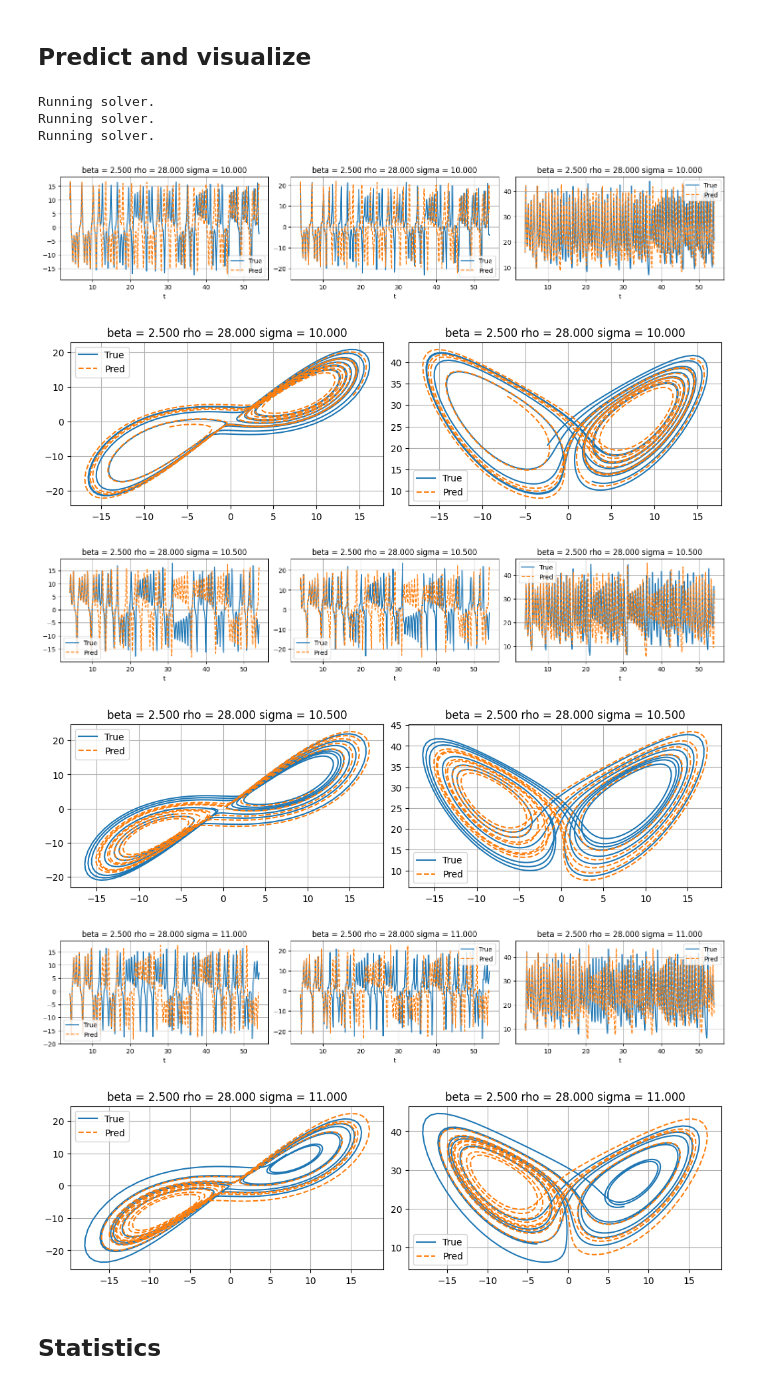
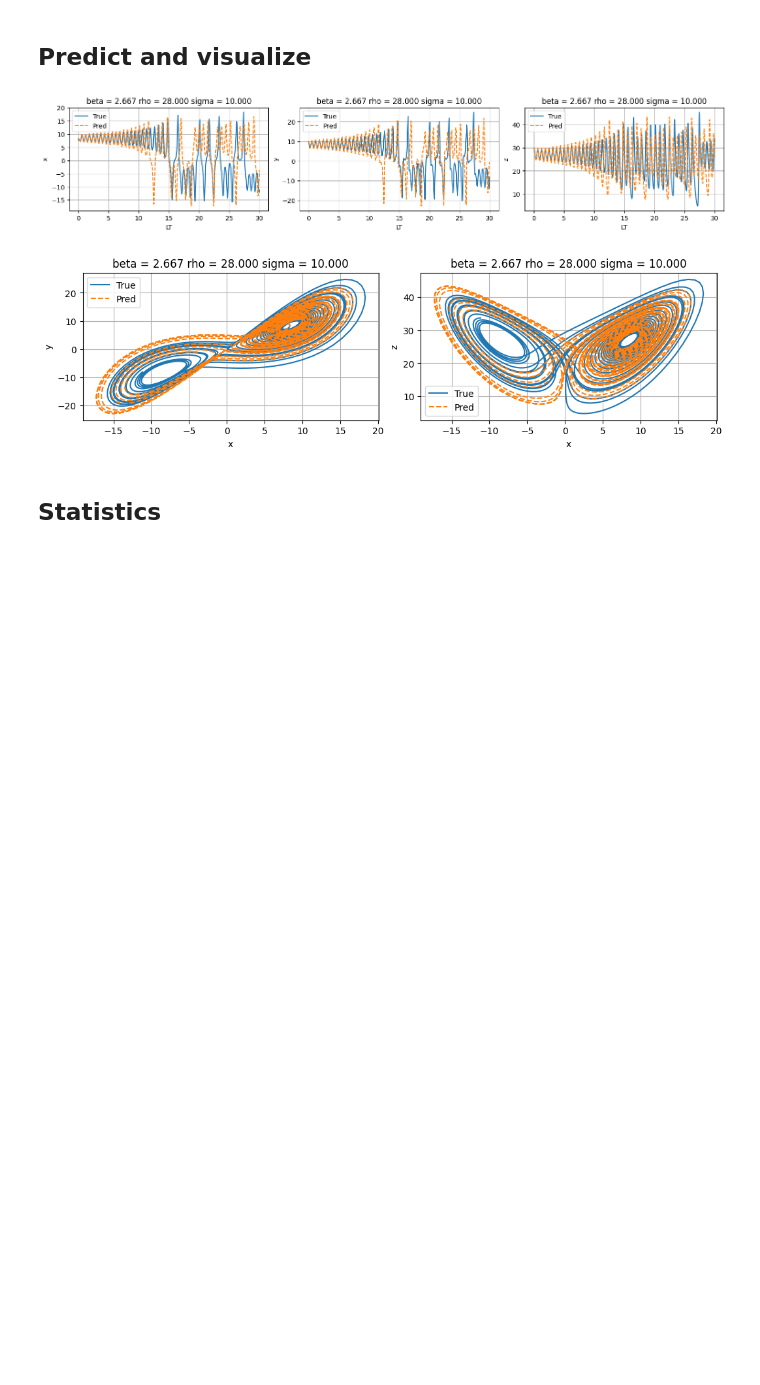
Before and after one commit to MagriLab/Adjoint-ESN, a Jupyter notebook: src/run_dyn_sys_from_results.ipynb, the cells around one changed output. Cells and saved outputs as stored; diff of their text form; code cells hidden in the pictures; blank space fills up the shorter version.

```diff
--- a/src/run_dyn_sys_from_results.ipynb
+++ b/src/run_dyn_sys_from_results.ipynb
@@ -195,8 +198,8 @@ for name in results.keys():
 
 hyp_param_scales = ['uniform']*len(hyp_param_names)
 
-ESN_dict['input_seeds'] = [0,1,2]
-ESN_dict['reservoir_seeds'] = [3,4]
+ESN_dict['input_seeds'] = [5,6,7]
+ESN_dict['reservoir_seeds'] = [8,9]
 
 my_ESN = ESN(**ESN_dict)
 set_ESN(my_ESN,hyp_param_names,hyp_param_scales,hyp_params)
@@ -222,7 +225,5 @@ Reservoir weights are rescaled with the new spectral radius.
 # %%
 y0 = np.zeros((1,DATA["train"]["u_washout"][0].shape[1]))
-y0[0,0] = 1.0
-y0[0,1] = 1.0
-y0[0,2] = 1.0
-
+y0[0,:] = [7.432487609628195, 10.02071718705213, 29.62297428638419]
+# y0[0,:] = [1,1,1]
 u_washout_auto = np.repeat(y0, [len(DATA["train"]["u_washout"][0])], axis = 0)
@@ -229,24 +268,29 @@ u_washout_auto = np.repeat(y0, [len(DATA["train"]["u_washout"][0])], axis = 0)
 # %% [markdown]
 ## Predict and visualize
 # %%
-sim_time = 74
-loop_times = [50]
+loop_times = [30]
+sim_time = loop_times[0] + transient_time + 10
 
 if sys == Lorenz63:
     param_mesh_input = [None] * 3
-    param_mesh_input[eParam.beta] = [2.5]
-    param_mesh_input[eParam.rho] = [28]
-    param_mesh_input[eParam.sigma] = [10,10.5,11]
+    param_mesh_input[eParam.beta] = [2.667]
+    param_mesh_input[eParam.rho] = [28.0]
+    param_mesh_input[eParam.sigma] = [10.0]
+    eVars = my_sys.get_eVar()
+    plt_idx = [eVars.x, eVars.y, eVars.z]
+    plt_idx_pairs = [[eVars.x, eVars.y],
+                    [eVars.x,eVars.z],]
 elif sys == Lorenz96:
     param_mesh_input = [None] * 1
-    param_mesh_input[eParam.p] = np.arange(1,10,1)
+    param_mesh_input[eParam.p] = np.arange(5,10,1)
+    eVars = my_sys.get_eVar()
+    plt_idx = [eVars.x1, eVars.x2, eVars.x3]
+    plt_idx_pairs = [[eVars.x1, eVars.x2],
+                    [eVars.x1,eVars.x3],]
 
 p_list = pp.make_param_mesh(param_mesh_input)
 
-plt_idx = [0,1,2]
-plt_idx_pairs = [[0,1],
-                 [0,2],]
-phase_space_steps = pp.get_steps(10,network_dt)
+phase_space_steps = pp.get_steps(30,network_dt)
 
 error_measure = errors.rel_L2
 
@@ -264,17 +308,21 @@ for p_idx, p in enumerate(p_list):
 
     data = pp.create_dataset_dyn_sys(my_sys,y_sim,t_sim,params,
                         network_dt=network_dt,
-                        transient_time=transient_time,
-                        washout_time=washout_time,
+                        transient_time=0,#transient_time,
+                        washout_time=0,
                         input_vars=config.model.input_vars,
                         param_vars=config.model.param_vars,
                         loop_times=loop_times,
                         loop_names=loop_names)
 
+    # LT = Lyapunov_Time(sys, params)
+    LT = 1
     for loop_name in data.keys():
-        _, y_pred = my_ESN.closed_loop_with_washout(U_washout=data[loop_name]["u_washout"],
+        param0 = np.array([data[loop_name]["p"][0,:]])
+        p_washout_auto = np.repeat(param0, [len(DATA["train"]["u_washout"][0])], axis = 0)
+        _, y_pred = my_ESN.closed_loop_with_washout(U_washout=u_washout_auto, #data[loop_name]["u_washout"],
                                                     N_t=len(data[loop_name]["u"]),
-                                                    P_washout=data[loop_name]["p_washout"],
+                                                    P_washout=p_washout_auto, #data[loop_name]["p_washout"],
                                                     P=data[loop_name]["p"])
         y_pred = y_pred[1:]
 
@@ -282,44 +330,41 @@ for p_idx, p in enumerate(p_list):
         # plot time series
         plt.figure(figsize = (15,3),constrained_layout=True)
         for j, k in enumerate(plt_idx):
             plt.subplot(1,len(plt_idx),j+1)
-            vis.plot_lines(data[loop_name]["t"],data[loop_name]["y"][:,k],y_pred[:,k],
+            t = (data[loop_name]["t"]-data[loop_name]["t"][0])/LT
+            vis.plot_lines(t,data[loop_name]["y"][:,k],y_pred[:,k],
                        title=regime_str,
-                       xlabel='t',
+                       xlabel='LT',
+                       ylabel=k.name,
                        linestyle=['-','--'],
                        legend=['True','Pred'])
 
         # plot phase space
         plt.figure(figsize = (15,3),constrained_layout=True)
         for j, k in enumerate(plt_idx_pairs):
             plt.subplot(1,len(plt_idx),j+1)
             vis.plot_phase_space(data[loop_name]["y"][-phase_space_steps:],
                              y_pred[-phase_space_steps:],
                              idx_pair=k,
+                             xlabel=k[0].name,
+                             ylabel=k[1].name,
                              title=regime_str,
                              linestyle=['-','--'],
                              legend=['True','Pred'])
 
         # plot statistics
         # plt.figure(figsize = (15,3),constrained_layout=True)
         # for j, k in enumerate(plt_idx):
         #     plt.subplot(1,len(plt_idx),j+1)
         #     vis.plot_statistics(data[loop_name]["y"][:,k],y_pred[:,k],
         #                         title=regime_str,
         #                         ylabel='PDF',
         #                         linestyle=['-','--'],
         #                         legend=['True','Pred'])
         # plt.figure(figsize = (15,3),constrained_layout=True)
 # %% [output]
-Running solver.
-Running solver.
-Running solver.
-[figure, old version]
+[figure, new version]
-[figure, old version]
+[figure, new version]
-[figure, removed]
-[figure, removed]
-[figure, removed]
-[figure, removed]
 # %% [markdown]
 ## Statistics
 # %%
```
Also changed, not shown: parts of 26 cells of this notebook, 3 other files.
